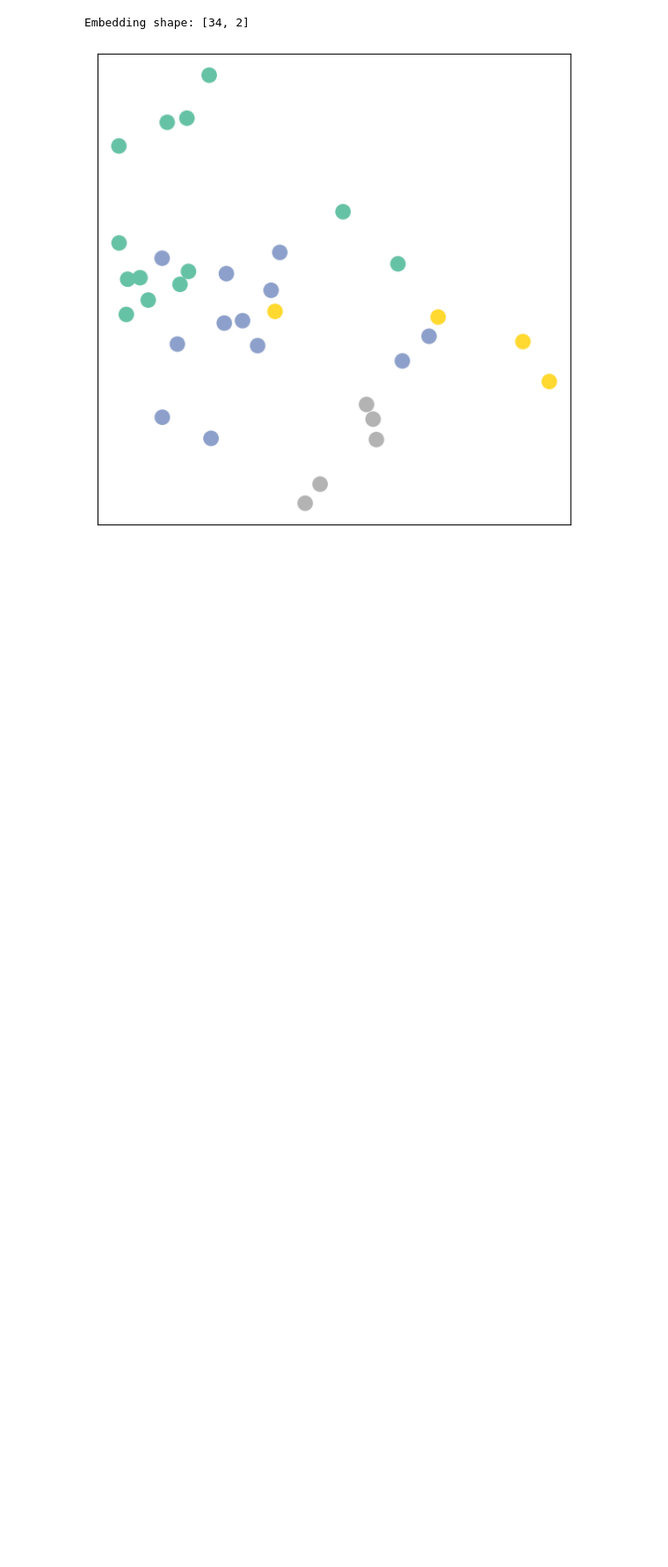
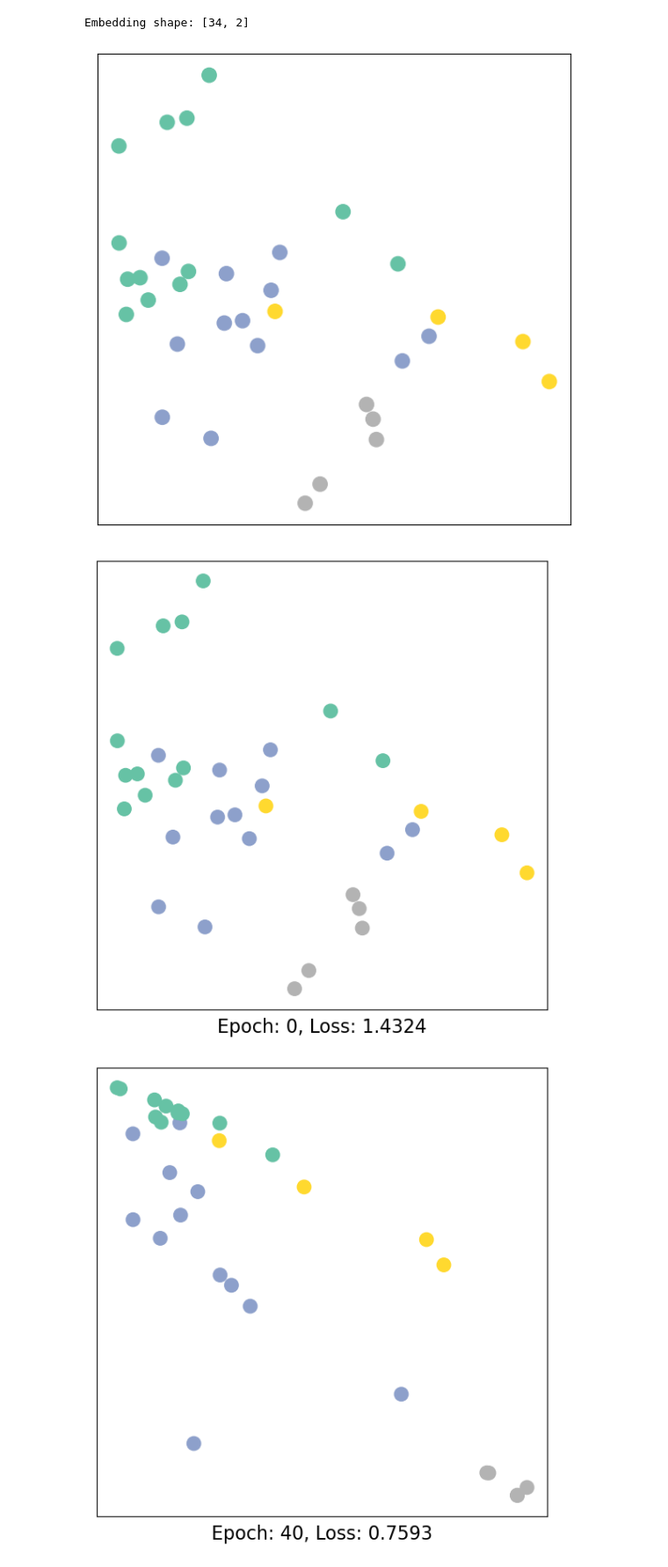
Before and after one commit to LeanneTN/PyG_training, a Jupyter notebook: GNN/pyG.ipynb, the cells around one changed output. Shown at 88% size. Saved outputs shown, nothing was run; the diff lists cells and outputs as text; code cells hidden in the pictures; blank space fills up the shorter version.

```diff
--- a/GNN/pyG.ipynb
+++ b/GNN/pyG.ipynb
@@ -76,0 +73,23 @@ model = GCN()
+# %%
+import time
+
+model = GCN()
+criterion = torch.nn.CrossEntropyLoss()
+optimizer = torch.optim.Adam(model.parameters(), lr=0.01)
+
+def train(data):
+    optimizer.zero_grad()
+    out, h = model(data.x, data.edge_index)
+    loss = criterion(out[data.train_mask], data.y[data.train_mask]) # 只使用有标签的点求损失函数，所以是半监督任务
+    loss.backward()
+    optimizer.step()
+    return loss, h
+
+for epoch in range(401):
+    loss, h = train(data)
+    if epoch % 40 == 0:
+        visualize_embedding(h, color=data.y, epoch=epoch, loss=loss)
+        time.sleep(0.3)
+# %% [output]
+[figure, added]
+[figure, added]
```
Also changed, not shown: parts of 2 cells of this notebook, 40 other files.
